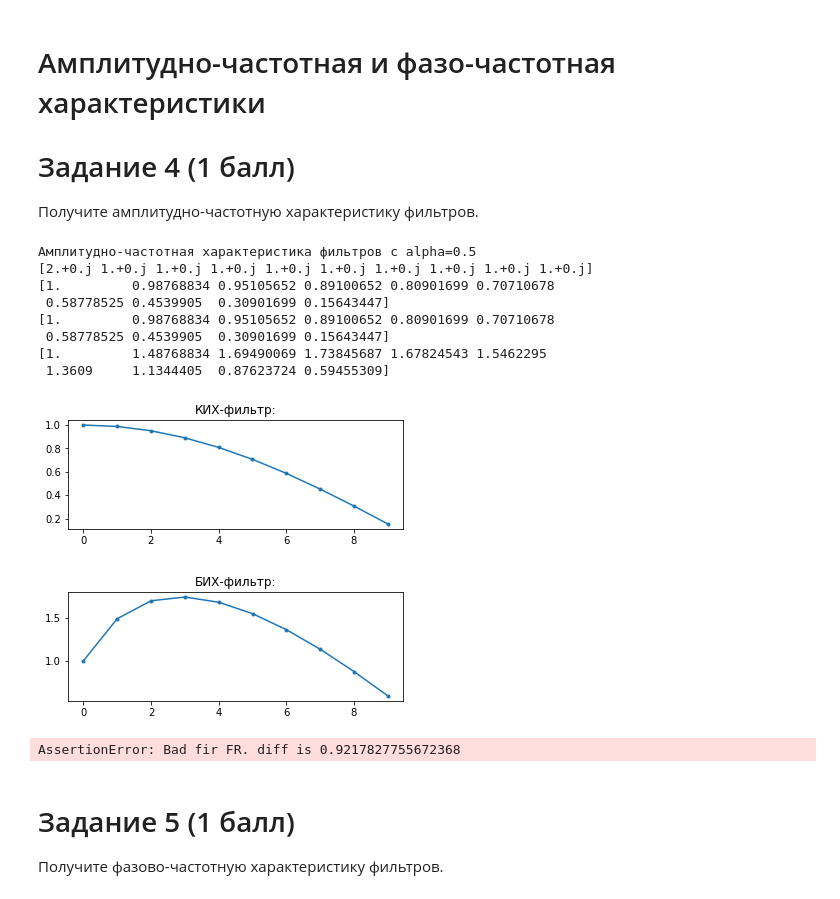
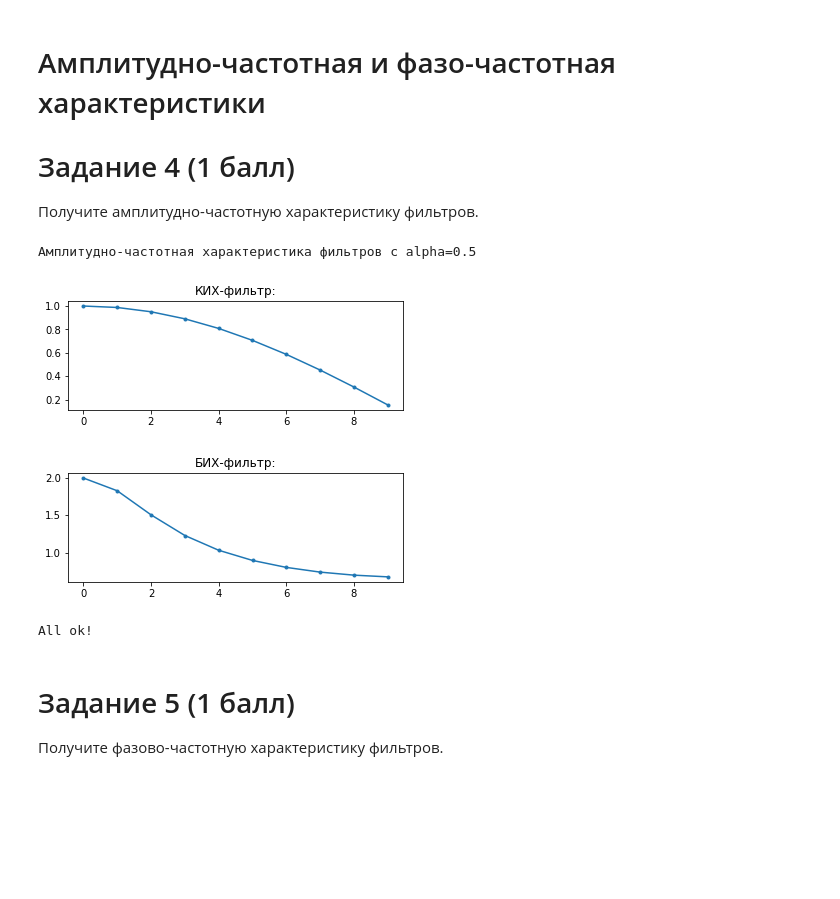
Before and after one commit to PhilippShemetov/DSP, a Jupyter notebook: lab3.ipynb, the cells around one changed output. Cells and saved outputs as stored; diff of their text form; code cells hidden in the pictures; blank space fills up the shorter version.

```diff
--- a/lab3.ipynb
+++ b/lab3.ipynb
@@ -249,54 +251,47 @@ def z_transform(x):
 
     return np.array(X)
 
 
 # Получить амплитудно-частотную характеристику
 # Нужно получить X(z)
 # из X(z) -> Y(z) = alpha * X(z) + alpha * X(z - 1)
-#Версия 1
-impulse = np.array([1] + [0]*9, dtype=float)
-X_z = z_transform(impulse)
-Y_z = FIR_filter(X_z)
-H_z = X_z / Y_z
-print(H_z)
+# H(z) -> Y(z) / X(z)
+#Версия 1 DIDNT WORK :(
+#print(fir_impulse_response)
+#impulse = np.array([1] * 1 + [0]*19, dtype=float)
+#print("imp: ", impulse)
+#X_z = z_transform(impulse)
+#Y_z = FIR_filter(X_z)
+#H_z = Y_z / X_z
+#frequnce_spec = get_magnitude_from_spec(H_z)
+
 
 #Версия 2
 res = scipy.fft.fft(fir_impulse_response)[:len(fir_impulse_response)//2]
-
-
-
+res2 = scipy.fft.fft(iir_impulse_response)[:len(iir_impulse_response)//2]
 
 frequnce_spec = get_magnitude_from_spec(res)
-print(frequnce_spec)
+frequnce_spec_2 = get_magnitude_from_spec(res2)
 #
 fir_frequency_response = frequnce_spec
-print(fir_frequency_response)
-iir_frequency_response = IIR_filter(frequnce_spec) #TODO
-print(iir_frequency_response)
+iir_frequency_response = frequnce_spec_2  #TODO
 #
 
 
 plt.figure(figsize=(6,2))
 plt.title("КИХ-фильтр:")
 plt.plot(fir_frequency_response, '.-')
 plt.show()
 
 
 plt.figure(figsize=(6,2))
 plt.title("БИХ-фильтр:")
 plt.plot(iir_frequency_response, '.-')
 plt.show()
 # %% [output]
 Амплитудно-частотная характеристика фильтров с alpha=0.5
-[2.+0.j 1.+0.j 1.+0.j 1.+0.j 1.+0.j 1.+0.j 1.+0.j 1.+0.j 1.+0.j 1.+0.j]
-[1.         0.98768834 0.95105652 0.89100652 0.80901699 0.70710678
- 0.58778525 0.4539905  0.30901699 0.15643447]
-[1.         0.98768834 0.95105652 0.89100652 0.80901699 0.70710678
- 0.58778525 0.4539905  0.30901699 0.15643447]
-[1.         1.48768834 1.69490069 1.73845687 1.67824543 1.5462295
- 1.3609     1.1344405  0.87623724 0.59455309]
 [figure]
-[figure, old version]
+[figure, new version]
 # %%
 assert fir_frequency_response.shape[0] == iir_frequency_response.shape[0] == 10, \
     f"Bad FR shape. Must be N//2."
@@ -311,7 +306,7 @@ assert np.allclose(iir_frequency_response, _ideal_iir_fr), \
 
 print("All ok!")
 # %% [output]
-AssertionError: Bad fir FR. diff is 0.9217827755672368
+All ok!
 # %% [markdown]
 # Задание 5 (1 балл)
 Получите фазово-частотную характеристику фильтров.
```
Also changed, not shown: parts of 3 cells of this notebook, 1 other file.
